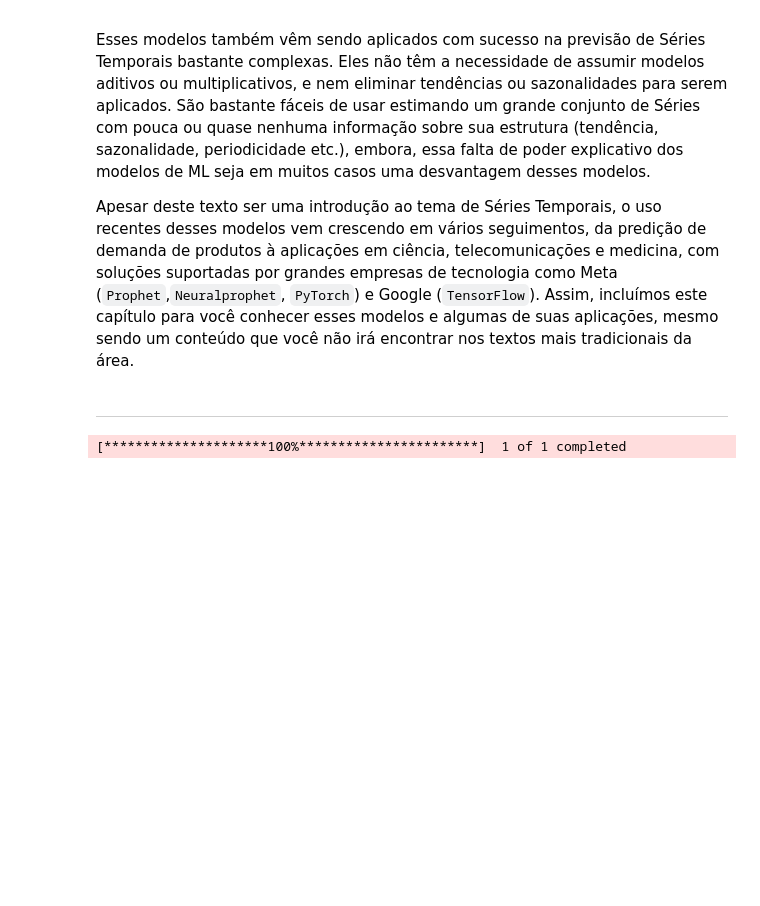
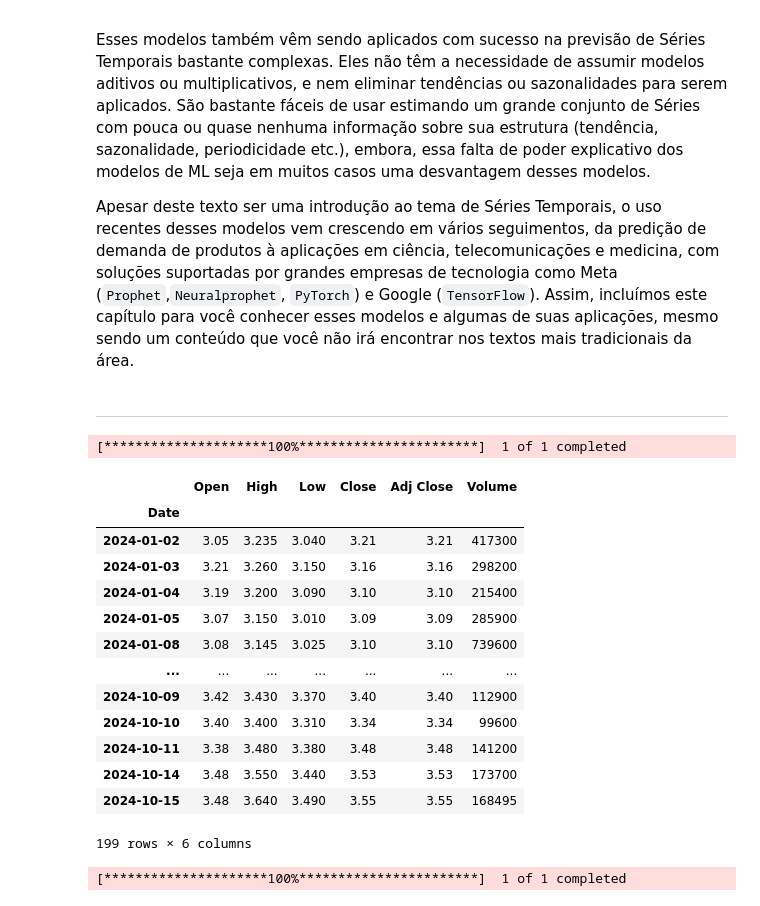
Before and after one commit to hevertonvalerio/Challenge, a Jupyter notebook: challenge_modelo_5_1.ipynb, the cells around one changed output. Saved outputs shown, nothing was run; the diff lists cells and outputs as text; code cells hidden in the pictures; blank space fills up the shorter version.

```diff
--- a/challenge_modelo_5_1.ipynb
+++ b/challenge_modelo_5_1.ipynb
@@ -44,6 +44,27 @@ plt.style.use([ 'grayscale' , 'https://github.com/Introducao-Series-Temporais-em
 ----
 # %%
 import yfinance as yf
+# %%
+avir_df = yf.download('AVIR', start = '2024-01-02')
+# %% [output]
+[*********************100%***********************]  1 of 1 completed
+# %%
+avir_df
+# %% [output]
+|  | Open | High | Low | Close | Adj Close | Volume |
+| Date |  |  |  |  |  |  |
+| 2024-01-02 | 3.05 | 3.235 | 3.040 | 3.21 | 3.21 | 417300 |
+| 2024-01-03 | 3.21 | 3.260 | 3.150 | 3.16 | 3.16 | 298200 |
+| 2024-01-04 | 3.19 | 3.200 | 3.090 | 3.10 | 3.10 | 215400 |
+| 2024-01-05 | 3.07 | 3.150 | 3.010 | 3.09 | 3.09 | 285900 |
+| 2024-01-08 | 3.08 | 3.145 | 3.025 | 3.10 | 3.10 | 739600 |
+| ... | ... | ... | ... | ... | ... | ... |
+| 2024-10-09 | 3.42 | 3.430 | 3.370 | 3.40 | 3.40 | 112900 |
+| 2024-10-10 | 3.40 | 3.400 | 3.310 | 3.34 | 3.34 | 99600 |
+| 2024-10-11 | 3.38 | 3.480 | 3.380 | 3.48 | 3.48 | 141200 |
+| 2024-10-14 | 3.48 | 3.550 | 3.440 | 3.53 | 3.53 | 173700 |
+| 2024-10-15 | 3.48 | 3.640 | 3.490 | 3.55 | 3.55 | 168495 |
+199 rows × 6 columns
 # %%
 avir_df = yf.download('LMND', start = '2024-01-02')
 
```
Also changed, not shown: parts of 11 cells of this notebook.
